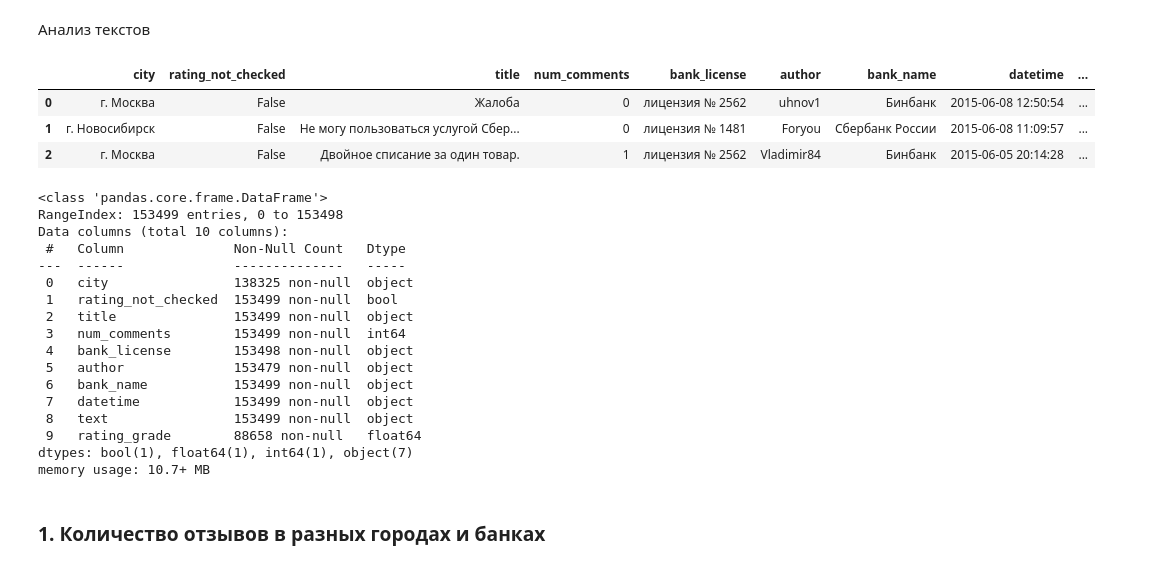
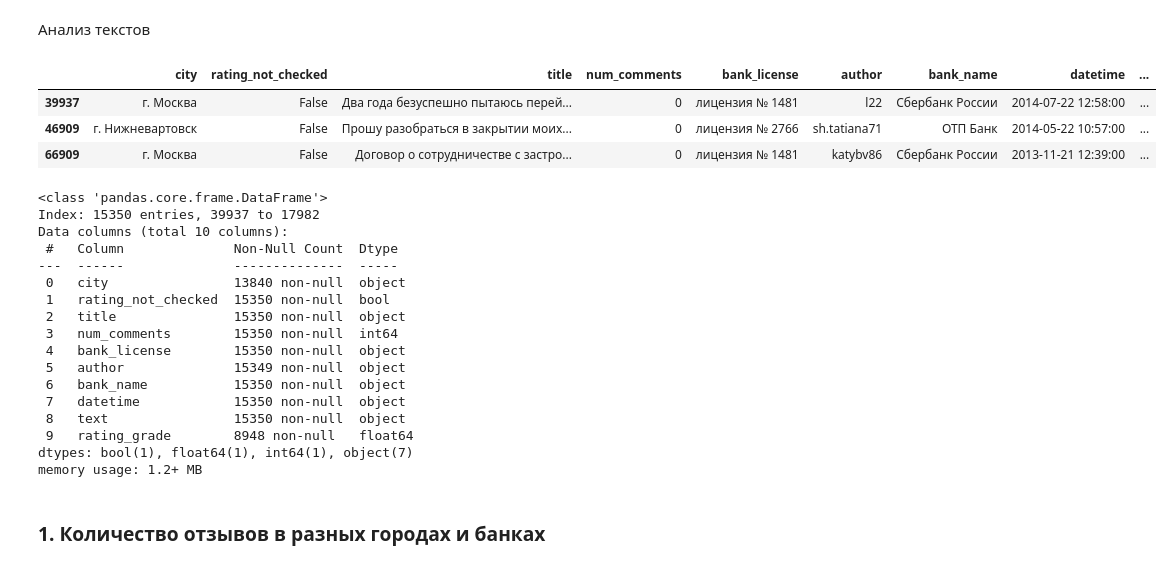
Before and after one commit to AlexanderSipko/netology_ml, a Jupyter notebook: task/24_npl_network/nlp-hentwork.ipynb, the cells around one changed output. Saved outputs shown, nothing was run; the diff lists cells and outputs as text; code cells hidden in the pictures.

```diff
--- a/task/24_npl_network/nlp-hentwork.ipynb
+++ b/task/24_npl_network/nlp-hentwork.ipynb
@@ -50,32 +50,33 @@ responses[15]
 Анализ текстов
 # %%
 data = pd.DataFrame(responses)
+data = data.sample(frac=0.05)
 data.head(3)
 # %% [output]
 |  | city | rating_not_checked | title | num_comments | bank_license | author | bank_name | datetime | ... |
-| 0 | г. Москва | False | Жалоба | 0 | лицензия № 2562 | uhnov1 | Бинбанк | 2015-06-08 12:50:54 | ... |
-| 1 | г. Новосибирск | False | Не могу пользоваться услугой Сбер... | 0 | лицензия № 1481 | Foryou | Сбербанк России | 2015-06-08 11:09:57 | ... |
-| 2 | г. Москва | False | Двойное списание за один товар. | 1 | лицензия № 2562 | Vladimir84 | Бинбанк | 2015-06-05 20:14:28 | ... |
+| 39937 | г. Москва | False | Два года безуспешно пытаюсь перей... | 0 | лицензия № 1481 | l22 | Сбербанк России | 2014-07-22 12:58:00 | ... |
+| 46909 | г. Нижневартовск | False | Прошу разобраться в закрытии моих... | 0 | лицензия № 2766 | sh.tatiana71 | ОТП Банк | 2014-05-22 10:57:00 | ... |
+| 66909 | г. Москва | False | Договор о сотрудничестве с застро... | 0 | лицензия № 1481 | katybv86 | Сбербанк России | 2013-11-21 12:39:00 | ... |
 # %%
 data.info()
 # %% [output]
 <class 'pandas.core.frame.DataFrame'>
-RangeIndex: 153499 entries, 0 to 153498
+Index: 15350 entries, 39937 to 17982
 Data columns (total 10 columns):
- #   Column              Non-Null Count   Dtype
----  ------              --------------   -----
- 0   city                138325 non-null  object
- 1   rating_not_checked  153499 non-null  bool
- 2   title               153499 non-null  object
- 3   num_comments        153499 non-null  int64
- 4   bank_license        153498 non-null  object
- 5   author              153479 non-null  object
- 6   bank_name           153499 non-null  object
- 7   datetime            153499 non-null  object
- 8   text                153499 non-null  object
- 9   rating_grade        88658 non-null   float64
+ #   Column              Non-Null Count  Dtype
+---  ------              --------------  -----
+ 0   city                13840 non-null  object
+ 1   rating_not_checked  15350 non-null  bool
+ 2   title               15350 non-null  object
+ 3   num_comments        15350 non-null  int64
+ 4   bank_license        15350 non-null  object
+ 5   author              15349 non-null  object
+ 6   bank_name           15350 non-null  object
+ 7   datetime            15350 non-null  object
+ 8   text                15350 non-null  object
+ 9   rating_grade        8948 non-null   float64
 dtypes: bool(1), float64(1), int64(1), object(7)
-memory usage: 10.7+ MB
+memory usage: 1.2+ MB
 # %% [markdown]
 ### 1. Количество отзывов в разных городах и банках
 # %%
```
Also changed, not shown: parts of 21 cells of this notebook.
